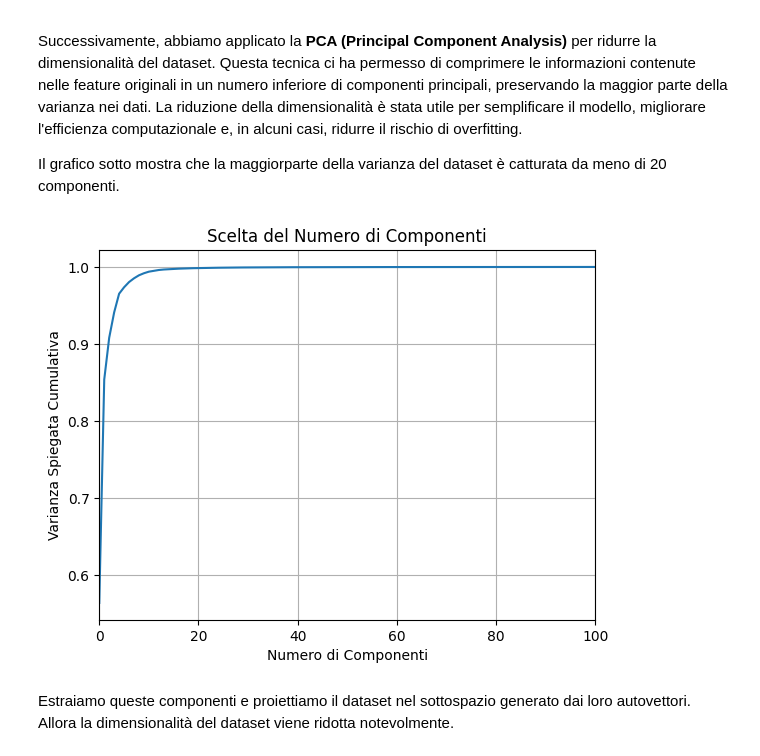
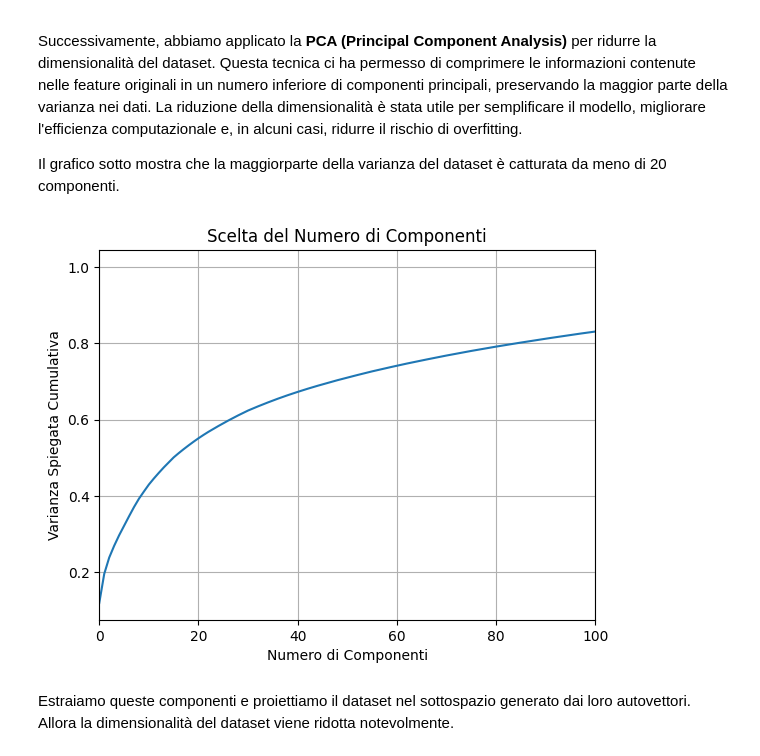
Before and after one commit to MatteoStromieri/ml-uni-project, a Jupyter notebook: main.ipynb, the cells around one changed output. Saved outputs shown, nothing was run; the diff lists cells and outputs as text; code cells hidden in the pictures.

Commit message:
added standardization

```diff
--- a/main.ipynb
+++ b/main.ipynb
@@ -158,16 +158,19 @@ Successivamente, abbiamo applicato la **PCA (Principal Component Analysis)** per
 
 Il grafico sotto mostra che la maggiorparte della varianza del dataset è catturata da meno di 20 componenti.
 # %%
+scaler = skl.preprocessing.StandardScaler(copy=False)
+scaler.fit_transform(X)
+
 pca = PCA().fit(X)  # PCA senza specificare componenti
 plt.xlim(0, 100)
 plt.plot(np.cumsum(pca.explained_variance_ratio_))
 plt.xlabel("Numero di Componenti")
 plt.ylabel("Varianza Spiegata Cumulativa")
 plt.title("Scelta del Numero di Componenti")
 plt.grid()
 plt.show()
 # %% [output]
-[figure, old version]
+[figure, new version]
 # %% [markdown]
 Estraiamo queste componenti e proiettiamo il dataset nel sottospazio generato dai loro autovettori. Allora la dimensionalità del dataset viene ridotta notevolmente.
 # %%
```
Also changed, not shown: parts of 8 cells of this notebook.
